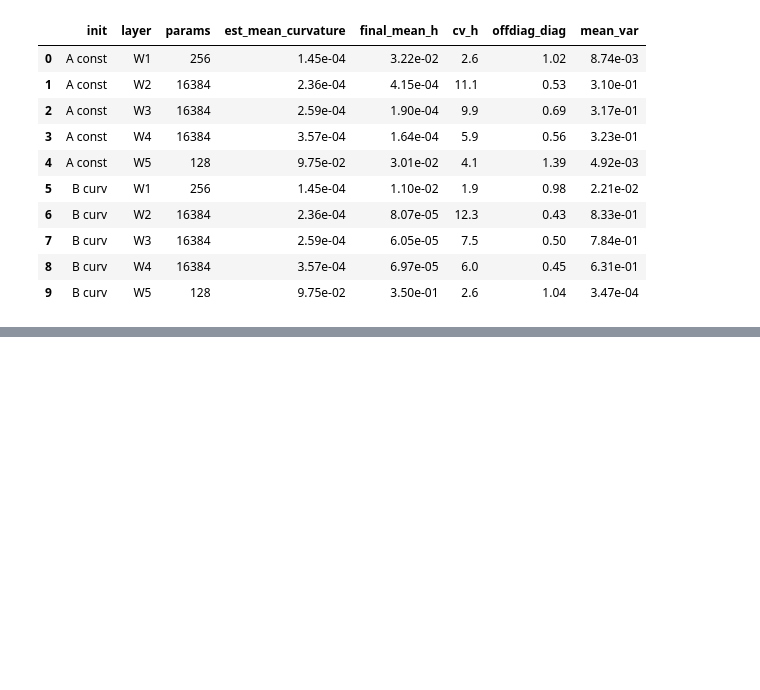
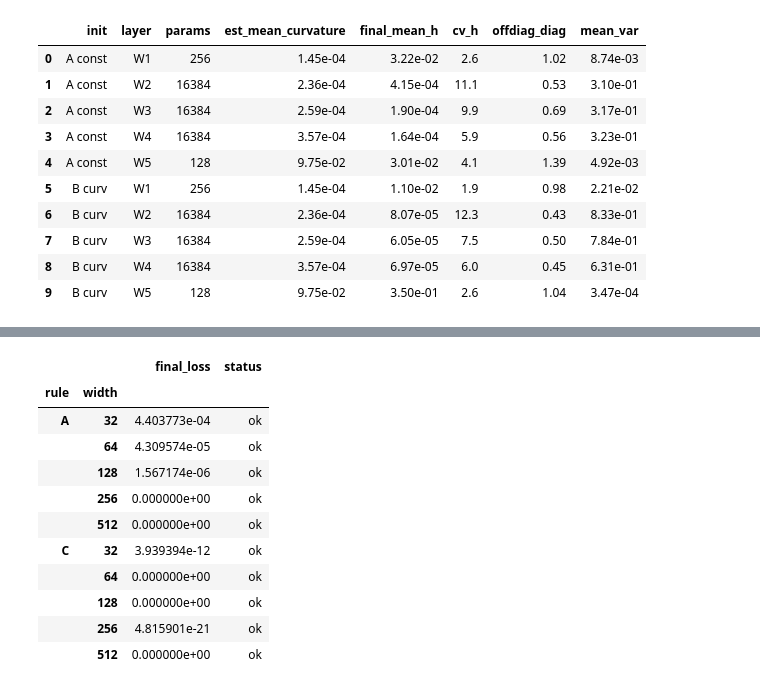
Before and after one commit to adrianrob1/haicon-tutorial, a Jupyter notebook: 2b_hess_init.ipynb, the cells around one changed output, grey strips where cells are left out. Saved outputs shown, nothing was run; the diff lists cells and outputs as text; code cells hidden in the pictures; blank space fills up the shorter version.

```diff
--- a/2b_hess_init.ipynb
+++ b/2b_hess_init.ipynb
@@ -448,0 +483,59 @@ plt.show()
+# %%
+WIDTHS = [32, 64, 128, 256, 512]
+SIG0 = (BASE["ess"] * (4e-3 + BASE["weight_decay"])) ** -0.5
+
+# rho* from the seeded 128-wide init: sigma_0 / RMS(W2), the binding layers
+torch.manual_seed(2)
+rms_w2 = weights_of(MLP(hidden=128))[1].detach().square().mean().sqrt()
+RHO_STAR = (SIG0 / rms_w2).item()
+print(f"sigma_0 = {SIG0:.4f}, RMS(W2@128) = {rms_w2:.4f} -> rho* = {RHO_STAR:.3f}")
+
+
+def rms_h0_map(model, rho):
+    ess, wd = BASE["ess"], BASE["weight_decay"]
+    return {
+        n: max((1.0 / (ess * rho * rho * p.detach().square().mean()) - wd).item(), 0.0)
+        for n, p in model.named_parameters()
+    }
+
+
+rows = []
+for w in WIDTHS:
+    # per-tensor init records (deterministic: same seed as the runs)
+    torch.manual_seed(2)
+    m0 = MLP(hidden=w)
+    init = {n: p.detach().square().mean().sqrt().item()
+            for n, p in m0.named_parameters() if p.ndim == 2}
+    for rule in ["A", "C"]:
+        h0_map = ({n: 4e-3 for n, _ in m0.named_parameters()} if rule == "A"
+                  else rms_h0_map(m0, RHO_STAR))
+        if rule == "A" and w == 128:
+            m, o, fl = model_a, opt_a, loss_a
+        else:
+            m, o, _, fl = train_evon(4e-3, per_tensor_h0=h0_map, log_every=7500, hidden=w)
+        met = layer_metrics(m, o)
+        finite = all(torch.isfinite(p).all() for p in m.parameters())
+        if not finite or fl != fl:
+            status = "nan"
+        elif fl > 1.0:
+            status = "diverged"
+        elif any(mm["mean_h"] > max(100 * h0_map[f"net.{2*i}.weight"], 0.1)
+                 for i, mm in enumerate(met)):
+            status = "h inflated"
+        else:
+            status = "ok"
+        for i, (name, mm) in enumerate(zip(LNAMES, met)):
+            sig_l = (BASE["ess"] * (h0_map[f"net.{2*i}.weight"] + BASE["weight_decay"])) ** -0.5
+            rows.append(dict(
+                rule=rule, width=w, layer=name,
+                rho_init=sig_l / init[f"net.{2*i}.weight"],
+                h0=h0_map[f"net.{2*i}.weight"],
+                mean_h=mm["mean_h"], mean_var=mm["mean_var"],
+                offdiag=mm["offdiag"], cv_h=mm["cv_h"],
+                final_loss=fl, status=status,
+            ))
+        print(f"{rule}@{w}: loss {fl:.2e}  {status}")
+
+width_df = pd.DataFrame(rows)
+width_df.groupby(["rule", "width"]).first()[["final_loss", "status"]]
+# %% [output]
@@ -448,0 +553,12 @@ plt.show()
+|  |  | final_loss | status |
+| rule | width |  |  |
+| A | 32 | 4.403773e-04 | ok |
+|  | 64 | 4.309574e-05 | ok |
+|  | 128 | 1.567174e-06 | ok |
+|  | 256 | 0.000000e+00 | ok |
+|  | 512 | 0.000000e+00 | ok |
+| C | 32 | 3.939394e-12 | ok |
+|  | 64 | 0.000000e+00 | ok |
+|  | 128 | 0.000000e+00 | ok |
+|  | 256 | 4.815901e-21 | ok |
+|  | 512 | 0.000000e+00 | ok |
```
Also changed, not shown: parts of 7 cells of this notebook.
